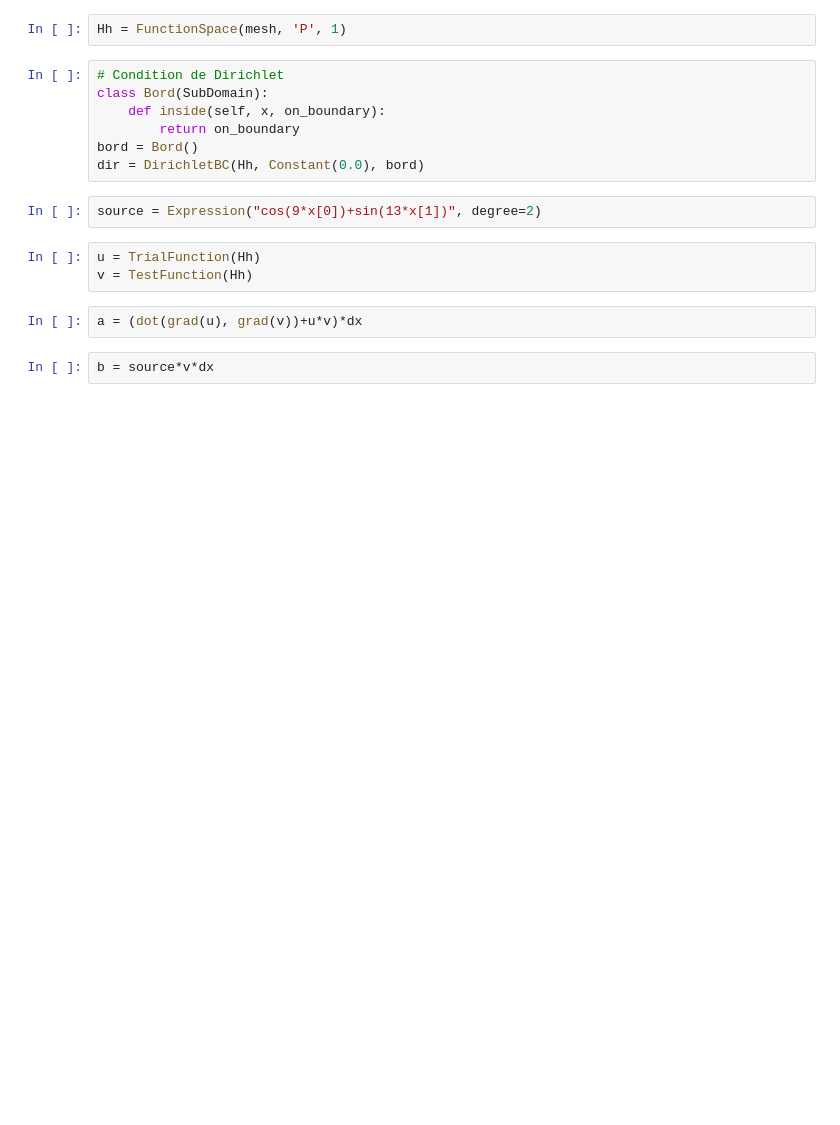
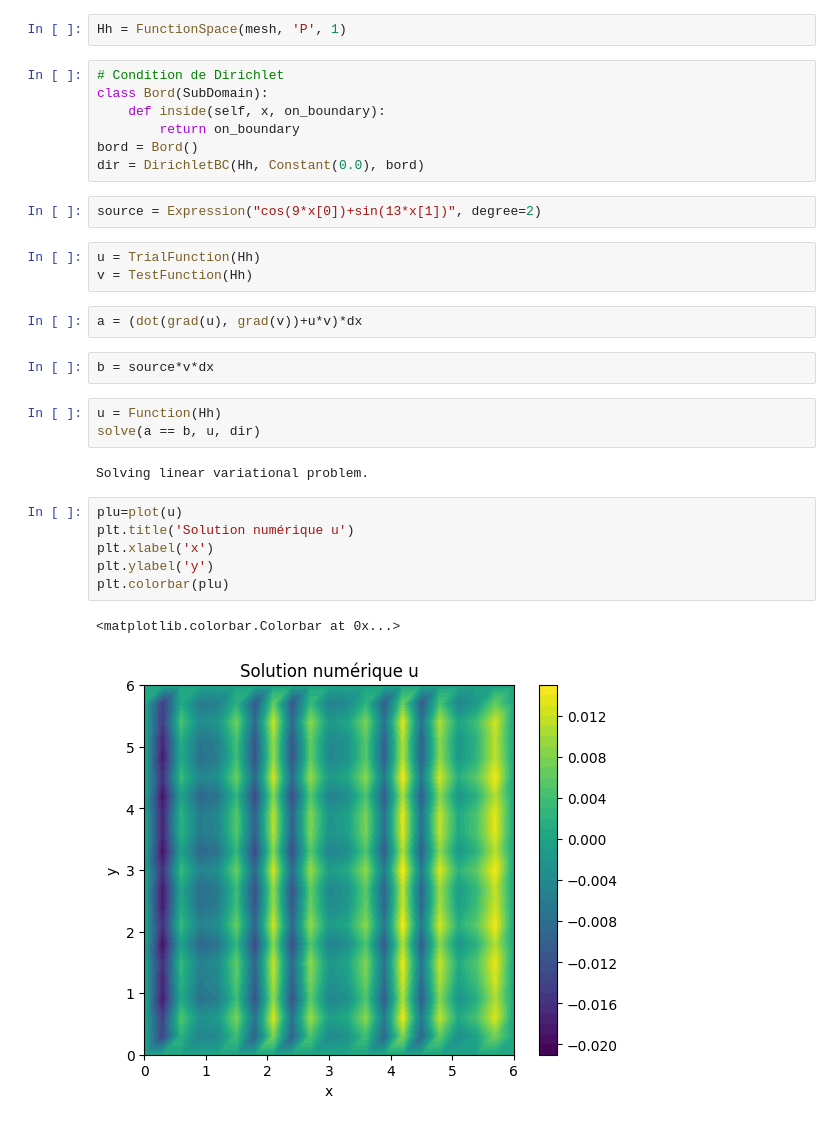
Before and after one commit to cagnol/PDE-Lab-2025, a Jupyter notebook: TD-Chapitre5.ipynb, the cells around one changed output. Drawn from its saved outputs; the diff is of its cells as text; blank space fills up the shorter version.

```diff
--- a/TD-Chapitre5.ipynb
+++ b/TD-Chapitre5.ipynb
@@ -499,3 +499,17 @@ v = TestFunction(Hh)
 a = (dot(grad(u), grad(v))+u*v)*dx
 # %%
 b = source*v*dx
+# %%
+u = Function(Hh)
+solve(a == b, u, dir)
+# %% [output]
+Solving linear variational problem.
+# %%
+plu=plot(u)
+plt.title('Solution numérique u')
+plt.xlabel('x')
+plt.ylabel('y')
+plt.colorbar(plu)
+# %% [output]
+<matplotlib.colorbar.Colorbar at 0x...>
+[figure, added]
```
